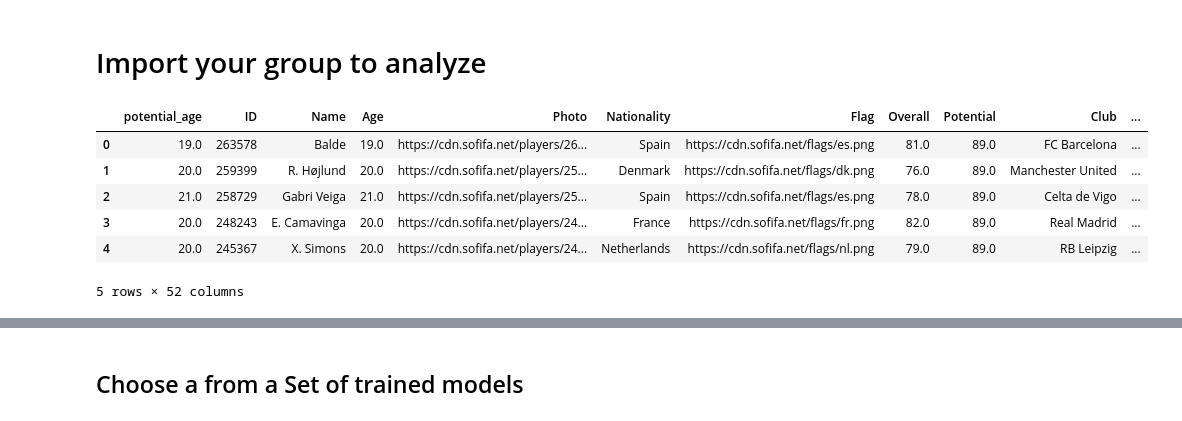
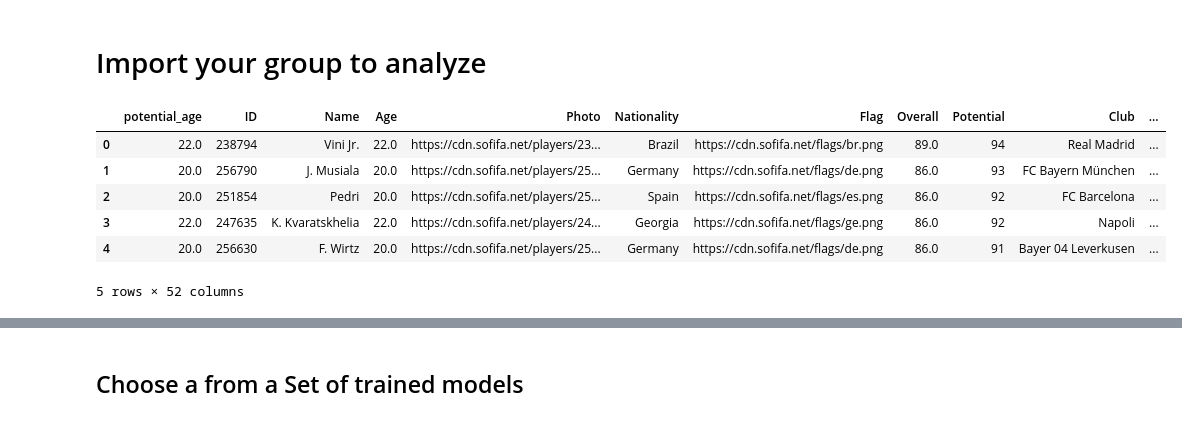
Before and after one commit to robb1302/statsfaction, a Jupyter notebook: scripts/sport_analytics/use_cases/potential_predictor_offense_regression.ipynb, the cells around one changed output, grey strips where cells are left out. Drawn from its saved outputs; the diff is of its cells as text; code cells hidden in the pictures.

```diff
--- a/scripts/sport_analytics/use_cases/potential_predictor_offense_regression.ipynb
+++ b/scripts/sport_analytics/use_cases/potential_predictor_offense_regression.ipynb
@@ -34,28 +36,32 @@ from src.sport_analytics.model.eval import create_polar_plot
 # Import your group to analyze
 # %%
 sql_prospect = f"""
-SELECT min(Age) as potential_age,* FROM  fifa WHERE  FIFA = 2024 and Age < 23 and potential > 65 and overall <84
+SELECT min(Age) as potential_age,* FROM  fifa WHERE  FIFA = 2024 and Age < 23 and potential > 65 and overall <90
 GROUP BY ID
 order by potential DESC;
 """
 
 
 import pandas as pd
 import sqlite3
 DATABASE_PATH = "data/sport_analytics/database/football.db"
 # Step 1: Establish a database connection
 conn = sqlite3.connect(DATABASE_PATH)
 
 df_prospect = pd.read_sql_query(sql_prospect, conn)
 
 conn.close()
 
+# Seiten wurden umgestellt und Feld hat jetzt neuen Inhalt
+df_prospect['Position'] = [value.strip() for item in df_prospect["Position"] for value in item.split(',')]
+df_prospect['Position'] = [i.replace(' ',',') for i in df_prospect['Position']]
+
 df_prospect.head()
 # %% [output]
 |  | potential_age | ID | Name | Age | Photo | Nationality | Flag | Overall | Potential | Club | ... |
-| 0 | 19.0 | 263578 | Balde | 19.0 | https://cdn.sofifa.net/players/26... | Spain | https://cdn.sofifa.net/flags/es.png | 81.0 | 89.0 | FC Barcelona | ... |
-| 1 | 20.0 | 259399 | R. Højlund | 20.0 | https://cdn.sofifa.net/players/25... | Denmark | https://cdn.sofifa.net/flags/dk.png | 76.0 | 89.0 | Manchester United | ... |
-| 2 | 21.0 | 258729 | Gabri Veiga | 21.0 | https://cdn.sofifa.net/players/25... | Spain | https://cdn.sofifa.net/flags/es.png | 78.0 | 89.0 | Celta de Vigo | ... |
-| 3 | 20.0 | 248243 | E. Camavinga | 20.0 | https://cdn.sofifa.net/players/24... | France | https://cdn.sofifa.net/flags/fr.png | 82.0 | 89.0 | Real Madrid | ... |
-| 4 | 20.0 | 245367 | X. Simons | 20.0 | https://cdn.sofifa.net/players/24... | Netherlands | https://cdn.sofifa.net/flags/nl.png | 79.0 | 89.0 | RB Leipzig | ... |
+| 0 | 22.0 | 238794 | Vini Jr. | 22.0 | https://cdn.sofifa.net/players/23... | Brazil | https://cdn.sofifa.net/flags/br.png | 89.0 | 94 | Real Madrid | ... |
+| 1 | 20.0 | 256790 | J. Musiala | 20.0 | https://cdn.sofifa.net/players/25... | Germany | https://cdn.sofifa.net/flags/de.png | 86.0 | 93 | FC Bayern München | ... |
+| 2 | 20.0 | 251854 | Pedri | 20.0 | https://cdn.sofifa.net/players/25... | Spain | https://cdn.sofifa.net/flags/es.png | 86.0 | 92 | FC Barcelona | ... |
+| 3 | 22.0 | 247635 | K. Kvaratskhelia | 22.0 | https://cdn.sofifa.net/players/24... | Georgia | https://cdn.sofifa.net/flags/ge.png | 86.0 | 92 | Napoli | ... |
+| 4 | 20.0 | 256630 | F. Wirtz | 20.0 | https://cdn.sofifa.net/players/25... | Germany | https://cdn.sofifa.net/flags/de.png | 86.0 | 91 | Bayer 04 Leverkusen | ... |
 5 rows × 52 columns
```
Also changed, not shown: parts of 16 cells of this notebook, 8 other files.
